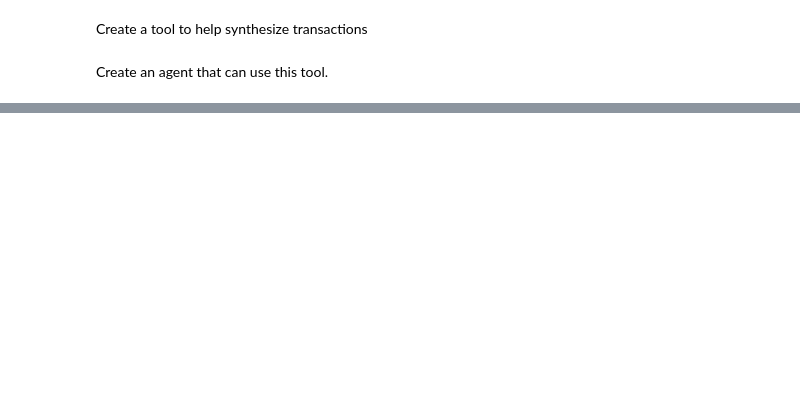
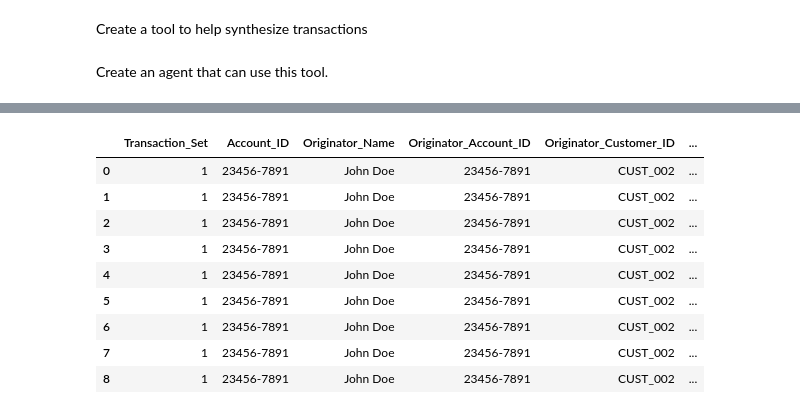
Before and after one commit to govindgnair23/SAR_to_Trxns, a Jupyter notebook: experiments/Sars_to_Trxns.ipynb, the cells around one changed output, grey strips where cells are left out. Saved outputs shown, nothing was run; the diff lists cells and outputs as text; code cells hidden in the pictures; blank space fills up the shorter version.

```diff
--- a/experiments/Sars_to_Trxns.ipynb
+++ b/experiments/Sars_to_Trxns.ipynb
@@ -1133,0 +1422,13 @@ df
+# %%
+df
+# %% [output]
+|  | Transaction_Set | Account_ID | Originator_Name | Originator_Account_ID | Originator_Customer_ID | ... |
+| 0 | 1 | 23456-7891 | John Doe | 23456-7891 | CUST_002 | ... |
+| 1 | 1 | 23456-7891 | John Doe | 23456-7891 | CUST_002 | ... |
+| 2 | 1 | 23456-7891 | John Doe | 23456-7891 | CUST_002 | ... |
+| 3 | 1 | 23456-7891 | John Doe | 23456-7891 | CUST_002 | ... |
+| 4 | 1 | 23456-7891 | John Doe | 23456-7891 | CUST_002 | ... |
+| 5 | 1 | 23456-7891 | John Doe | 23456-7891 | CUST_002 | ... |
+| 6 | 1 | 23456-7891 | John Doe | 23456-7891 | CUST_002 | ... |
+| 7 | 1 | 23456-7891 | John Doe | 23456-7891 | CUST_002 | ... |
+| 8 | 1 | 23456-7891 | John Doe | 23456-7891 | CUST_002 | ... |
```
Also changed, not shown: parts of 51 cells of this notebook, 5 other files.
